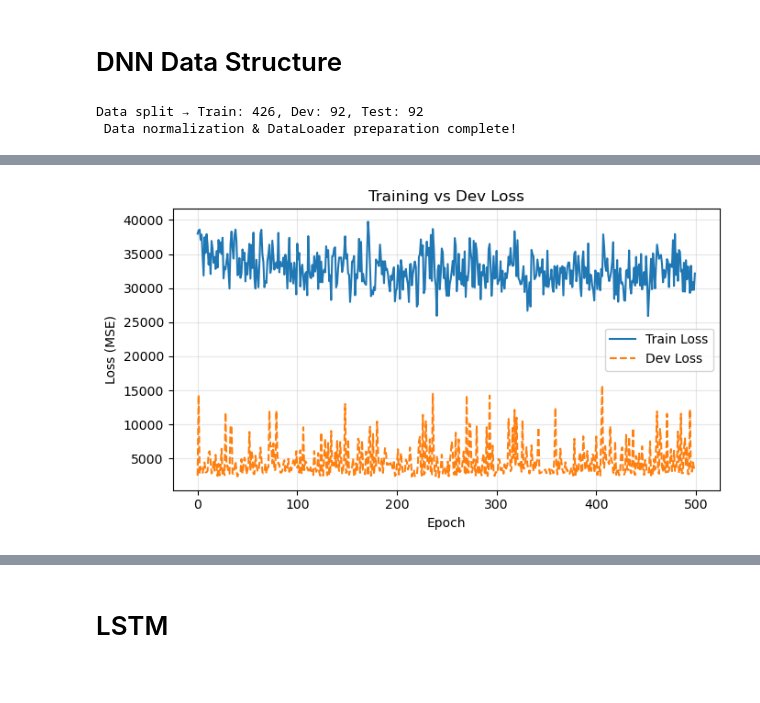
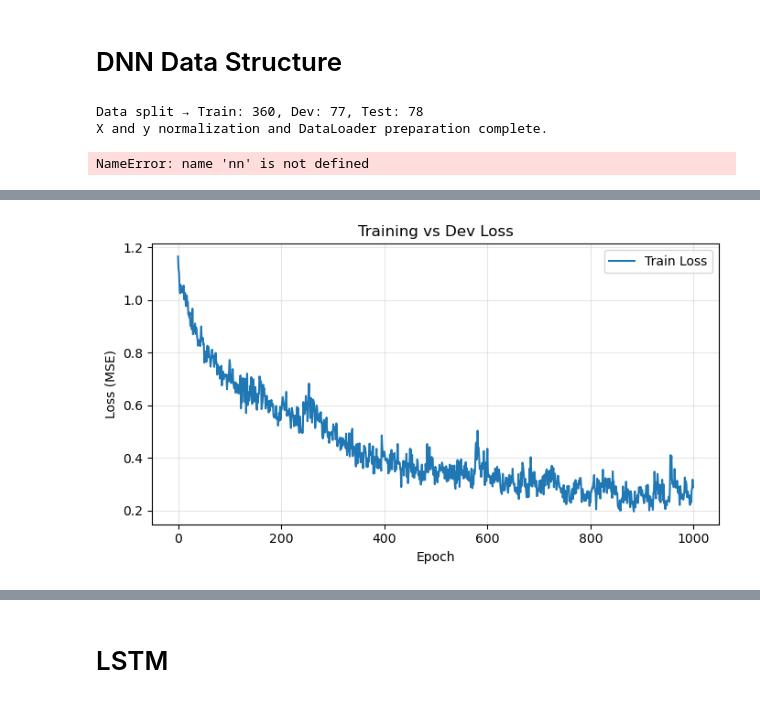
Before and after one commit to tpgml2612/CS230-Project, a Jupyter notebook: RNN.ipynb, the cells around one changed output, grey strips where cells are left out. Saved outputs shown, nothing was run; the diff lists cells and outputs as text; code cells hidden in the pictures.

```diff
--- a/RNN.ipynb
+++ b/RNN.ipynb
@@ -194,29 +270,38 @@ def prepare_regression_data(
         "max_len": X_array.shape[1]
     }
 # %%
+
 data = prepare_regression_data(valid_examples, valid_labels)
 
+# 개별 구성요소 추출
 train_loader = data["train_loader"]
 dev_loader   = data["dev_loader"]
 test_loader  = data["test_loader"]
+y_scaler = data['y_scaler']
+x_scaler = data['x_scaler']
 # %% [output]
-Data split → Train: 426, Dev: 92, Test: 92
- Data normalization & DataLoader preparation complete!
+Data split → Train: 360, Dev: 77, Test: 78
+X and y normalization and DataLoader preparation complete.
 # %%
 class DNNRegressor(nn.Module):
-    def __init__(self, input_dim, output_dim=2, hidden_dims=[256, 128, 64], dropout=0.3):
+    def __init__(self, input_dim, output_dim=2, hidden_dims=[512, 256, 128, 64], dropout=0.2):
         super().__init__()
         layers = []
-        prev = input_dim
+        prev_dim = input_dim
         for h in hidden_dims:
-            layers += [nn.Linear(prev, h), nn.ReLU(), nn.Dropout(dropout)]
-            prev = h
-        layers.append(nn.Linear(prev, output_dim))
-        self.net = nn.Sequential(*layers)
+            layers += [
+                nn.Linear(prev_dim, h),
+                nn.BatchNorm1d(h),
+                nn.ReLU(),
+                nn.Dropout(dropout)
+            ]
+            prev_dim = h
+        layers.append(nn.Linear(prev_dim, output_dim))
+        self.network = nn.Sequential(*layers)
+
     def forward(self, x):
-        return self.net(x.view(x.size(0), -1))
-
-
+        x = x.view(x.size(0), -1)
+        return self.network(x)
 
 def train_dnn(
     model,
@@ -268,6 +353,9 @@ def train_dnn(
             loss.backward()
             optimizer.step()
             total_loss += loss.item()
+            if epoch ==1:
+                print(f'X.shape :{X.shape}')
+                print(f'y.shape :{y.shape}')
 
         train_loss = total_loss / len(train_loader)
 
@@ -282,7 +370,7 @@ def train_dnn(
         train_losses.append(train_loss)
         dev_losses.append(dev_loss)
 
-        if (epoch + 1) % 10 == 0 or epoch == 0:
+        if (epoch + 1) % 50 == 0 or epoch == 0:
             print(f"[{epoch+1:03d}/{n_epochs}] Train Loss: {train_loss:.4f}, Dev Loss: {dev_loss:.4f}")
 
     print("Training complete!")
@@ -292,7 +380,7 @@ def train_dnn(
     # -----------------------------
     plt.figure(figsize=(7,4))
     plt.plot(train_losses, label="Train Loss", color="tab:blue")
-    plt.plot(dev_losses, label="Dev Loss", color="tab:orange", linestyle="--")
+    # plt.plot(dev_losses, label="Dev Loss", color="tab:orange", linestyle="--")
     plt.xlabel("Epoch")
     plt.ylabel("Loss (MSE)")
     plt.title("Training vs Dev Loss")
@@ -302,16 +390,19 @@ def train_dnn(
     plt.show()
 
     return model, train_losses, dev_losses
+# %% [output]
+NameError: name 'nn' is not defined
 # %%
 sample_batch = next(iter(train_loader))[0]
 input_dim = sample_batch.shape[1] * sample_batch.shape[2]
-model = DNNRegressor(input_dim=input_dim, output_dim=2)
+hidden_dims=[64,128,256, 512,1024, 512,512,512,512,512,256, 256, 128, 128, 64]
+model = DNNRegressor(input_dim=input_dim, output_dim=2, hidden_dims = hidden_dims)
 # %%
 model, train_losses, dev_losses = train_dnn(
     model,
     train_loader,
     dev_loader,
-    n_epochs=500,
+    n_epochs=1000,
     lr=1e-3,
     optimizer_name="adam"
 )
@@ -335,2 +426,2 @@ Using device: mps
 Training complete!
-[figure, old version]
+[figure, new version]
```
Also changed, not shown: parts of 21 cells of this notebook, 15 other files.
